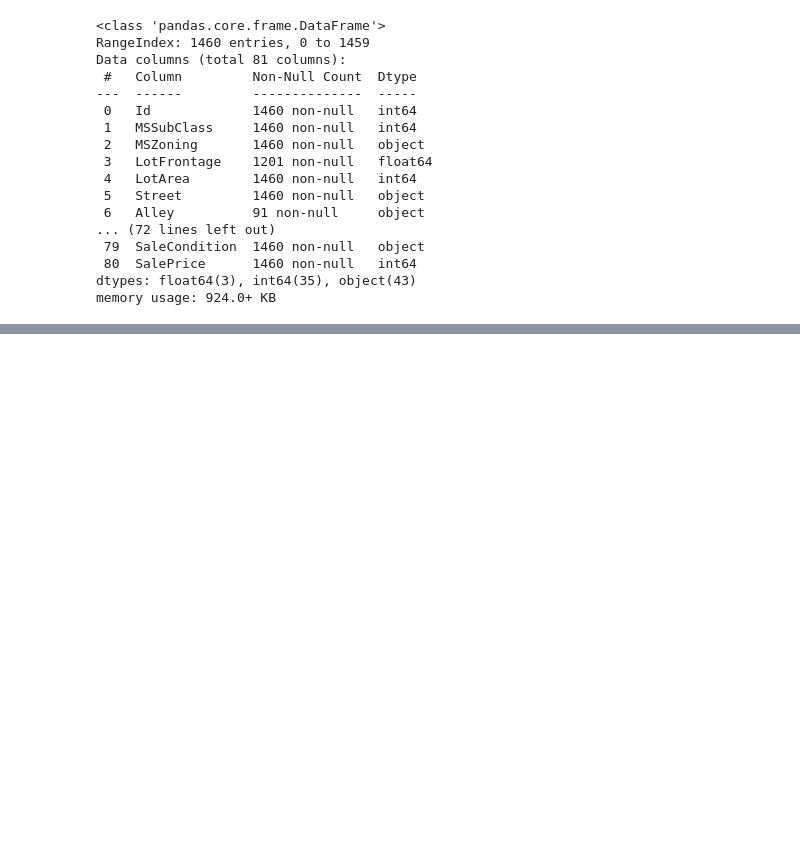
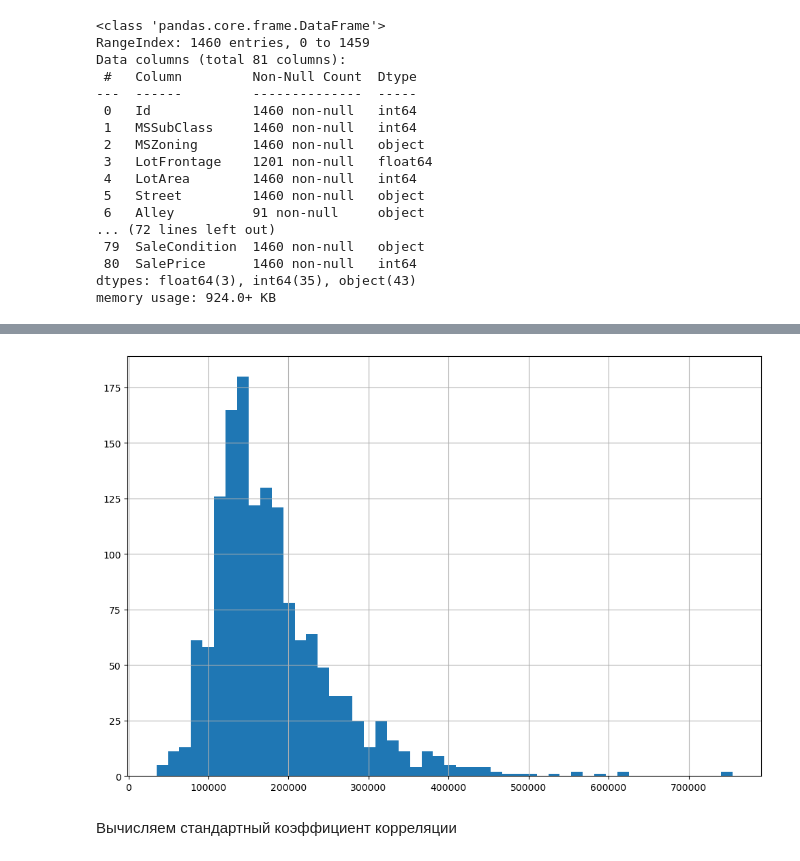
Before and after one commit to nshestak/house_prices, a Jupyter notebook: house_prices.ipynb, the cells around one changed output, grey strips where cells are left out. Cells and saved outputs as stored; diff of their text form; code cells hidden in the pictures; blank space fills up the shorter version.

```diff
--- a/house_prices.ipynb
+++ b/house_prices.ipynb
@@ -47,0 +134,7 @@ housing.describe()
+# %%
+housing["SalePrice"].hist(bins=50, figsize=(12, 8))
+plt.show()
+# %% [output]
+[figure, added]
+# %% [markdown]
+Вычисляем стандартный коэффициент корреляции
```
Also changed, not shown: parts of 14 cells of this notebook.
